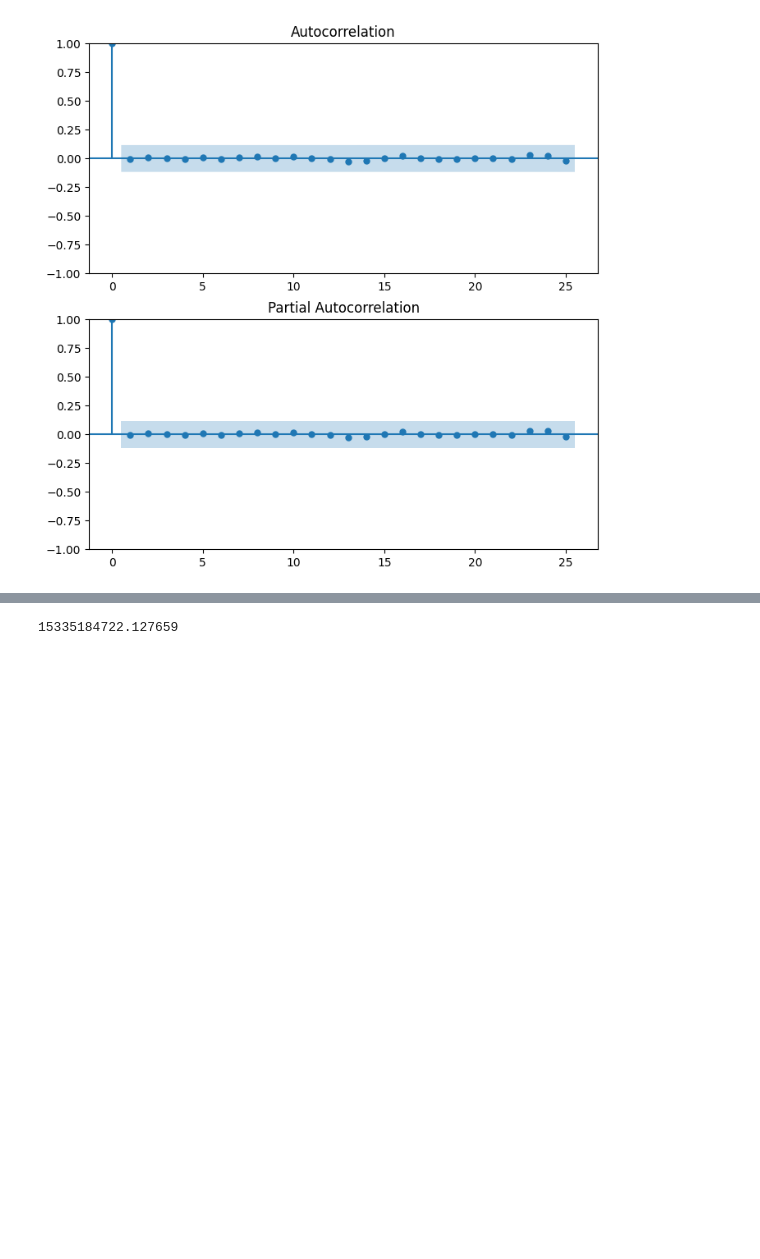
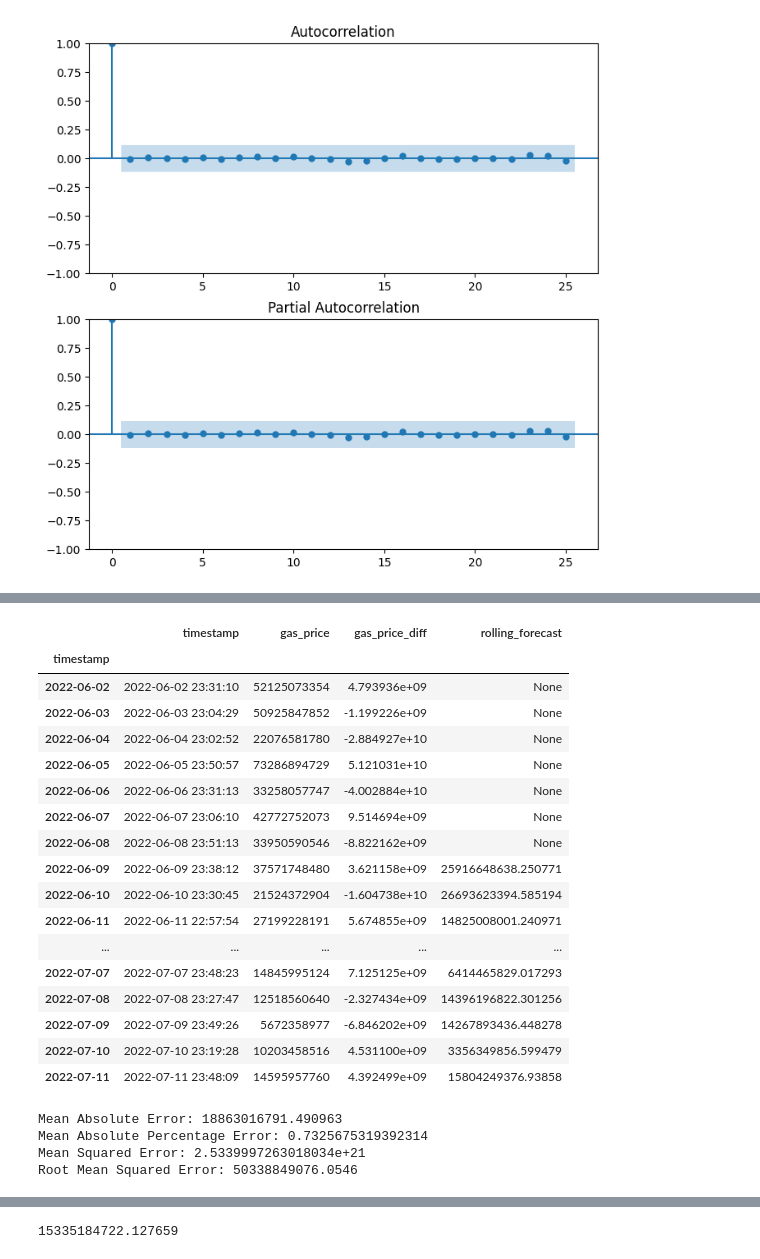
Before and after one commit to Xipilscode/AuthentiChain-Authenticity_Verification_Platform, a Jupyter notebook: ml_research.ipynb, the cells around one changed output, grey strips where cells are left out. Saved outputs shown, nothing was run; the diff lists cells and outputs as text; code cells hidden in the pictures; blank space fills up the shorter version.

```diff
--- a/ml_research.ipynb
+++ b/ml_research.ipynb
@@ -686,0 +659,44 @@ Root Mean Squared Error: 32525660378.88159
+# %%
+daily_gas_price_df.head(40)
+# %% [output]
+|  | timestamp | gas_price | gas_price_diff | rolling_forecast |
+| timestamp |  |  |  |  |
+| 2022-06-02 | 2022-06-02 23:31:10 | 52125073354 | 4.793936e+09 | None |
+| 2022-06-03 | 2022-06-03 23:04:29 | 50925847852 | -1.199226e+09 | None |
+| 2022-06-04 | 2022-06-04 23:02:52 | 22076581780 | -2.884927e+10 | None |
+| 2022-06-05 | 2022-06-05 23:50:57 | 73286894729 | 5.121031e+10 | None |
+| 2022-06-06 | 2022-06-06 23:31:13 | 33258057747 | -4.002884e+10 | None |
+| 2022-06-07 | 2022-06-07 23:06:10 | 42772752073 | 9.514694e+09 | None |
+| 2022-06-08 | 2022-06-08 23:51:13 | 33950590546 | -8.822162e+09 | None |
+| 2022-06-09 | 2022-06-09 23:38:12 | 37571748480 | 3.621158e+09 | 25916648638.250771 |
+| 2022-06-10 | 2022-06-10 23:30:45 | 21524372904 | -1.604738e+10 | 26693623394.585194 |
+| 2022-06-11 | 2022-06-11 22:57:54 | 27199228191 | 5.674855e+09 | 14825008001.240971 |
+| ... | ... | ... | ... | ... |
+| 2022-07-07 | 2022-07-07 23:48:23 | 14845995124 | 7.125125e+09 | 6414465829.017293 |
+| 2022-07-08 | 2022-07-08 23:27:47 | 12518560640 | -2.327434e+09 | 14396196822.301256 |
+| 2022-07-09 | 2022-07-09 23:49:26 | 5672358977 | -6.846202e+09 | 14267893436.448278 |
+| 2022-07-10 | 2022-07-10 23:19:28 | 10203458516 | 4.531100e+09 | 3356349856.599479 |
+| 2022-07-11 | 2022-07-11 23:48:09 | 14595957760 | 4.392499e+09 | 15804249376.93858 |
+# %%
+# Calculate the errors
+mae = mean_absolute_error(daily_gas_price_df['gas_price'][len(train):],
+                          daily_gas_price_df['rolling_forecast'][len(train):])
+
+mape = mean_absolute_percentage_error(daily_gas_price_df['gas_price'][len(train):],
+                                      daily_gas_price_df['rolling_forecast'][len(train):])
+
+mse = mean_squared_error(daily_gas_price_df['gas_price'][len(train):],
+                         daily_gas_price_df['rolling_forecast'][len(train):])
+
+rmse = np.sqrt(mse)
+
+# Print the errors
+print(f'Mean Absolute Error: {mae}')
+print(f'Mean Absolute Percentage Error: {mape}')
+print(f'Mean Squared Error: {mse}')
+print(f'Root Mean Squared Error: {rmse}')
+# %% [output]
+Mean Absolute Error: 18863016791.490963
+Mean Absolute Percentage Error: 0.7325675319392314
+Mean Squared Error: 2.5339997263018034e+21
+Root Mean Squared Error: 50338849076.0546
```
Also changed, not shown: parts of 32 cells of this notebook, 1 other file.
